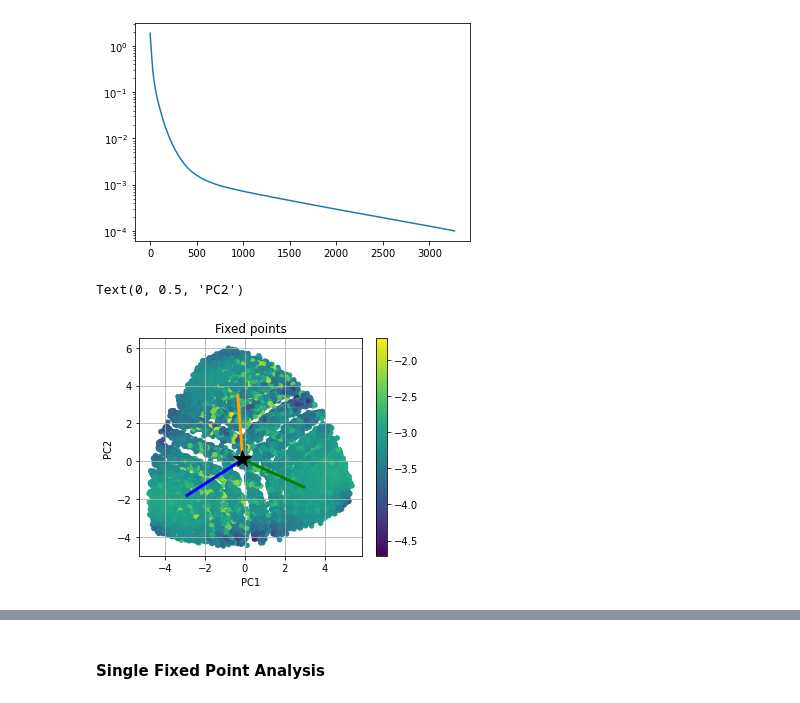
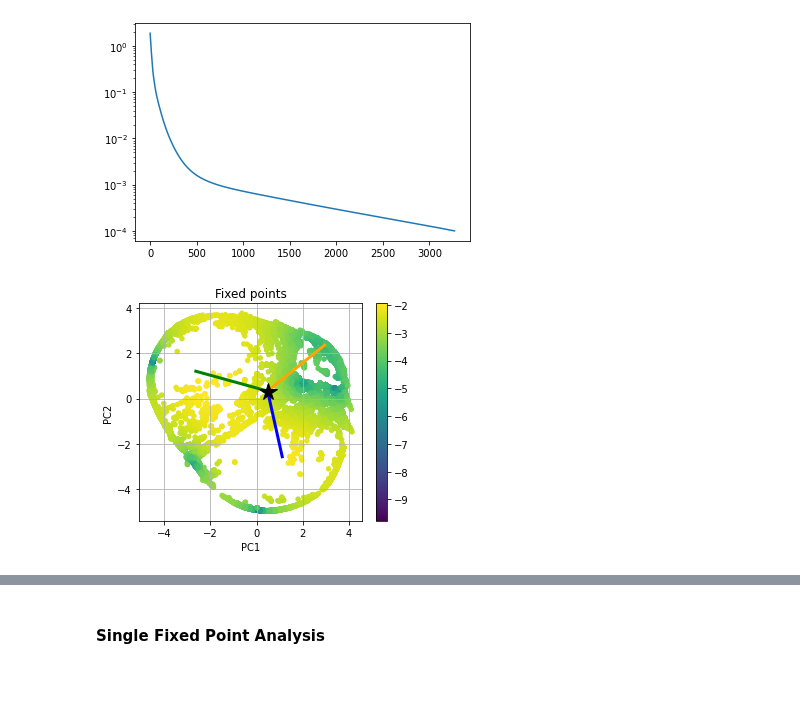
Before and after one commit to kaitken17/colab_based_projects, a Jupyter notebook: sythetic_analysis_multiclass.ipynb, the cells around one changed output, grey strips where cells are left out. Cells and saved outputs as stored; diff of their text form; code cells hidden in the pictures.

```diff
--- a/sythetic_analysis_multiclass.ipynb
+++ b/sythetic_analysis_multiclass.ipynb
@@ -1239,7 +1251,7 @@ def find_correlation_dimension(r_val_range, dist_sq, num_pts=100, show_plot=Fals
 cell = build_cell(rnn_specs)
 
 # Get RNN hidden states in response to a test batch.
-n_trials = 1600
+n_trials = 5000
 
 syn_data_test = generate_data(n_trials, toy_params, rnn_specs['output_size'])
 
@@ -1260,6 +1272,6 @@ Sythentic data generated in: 0.43 sec.
 Readout shape: (3, 128)
 # %%
-pc_dims = 5
+pc_dims = 3
 
 # Finds percentage of variance explained by top pc_dims of PCA
 pca_full = PCA(n_components=rnn_specs['hidden_size'])
@@ -1317,11 +1327,11 @@ state_colors = ['r', 'g', 'b', 'y', 'orange', 'm']
 for i in range(len(toy_params['sentiments'])):
   if len(states[i]) > 0:
     pca_states = pca.transform(np.vstack(states[i])).T
-    plt.plot(pca_states[pc1], pca_states[pc2], c = state_colors[i], marker='o', alpha=0.01, label=state_labels[i])
+    plt.plot(pca_states[pc1], pca_states[pc2], c = state_colors[i], marker='o', alpha=0.1, label=state_labels[i])
 
 # Plots readout direction
 pca_ro = pca.transform(readout)
-pca_zero = pca.transform(np.atleast_2d(np.zeros((128,)))).T
+pca_zero = pca.transform(np.atleast_2d(np.zeros((rnn_specs['hidden_size'],)))).T
 for i in range(len(readout)):
   # ro_dir = pca.transform(readout[i]).T #np.matmul(comp, readout[i])
   x_ro = [pca_zero[pc1], pca_ro[i][pc1]]
@@ -1339,8 +1349,10 @@ plt.plot(pca_h0[pc1], pca_h0[pc2], 'ks', label='Initial state')
 
 plt.xlabel('PC'+str(pc1+1))
 plt.ylabel('PC'+str(pc2+1))
-# plt.xlim(-5, 5)
-# plt.ylim(-5, 5)
+plot_coords = None
+if plot_coords != None:
+  plt.xlim(-plot_coords, plot_coords)
+  plt.ylim(-plot_coords, plot_coords)
 
 plt.legend()
 # %% [output]
@@ -1432,8 +1456,8 @@ NameError: ignored
 # %%
 word = None
 if word == None:
-  # word_tensor = jnp.zeros(rnn_specs['input_size'])
-  word_tensor = 1/4*jnp.ones(rnn_specs['input_size'])
+  word_tensor = jnp.zeros(rnn_specs['input_size'])
+  # word_tensor = 1/4*jnp.ones(rnn_specs['input_size'])
 else:
   word_tensor = wordToTensor(word, toy_params['words'])[0]
 
@@ -1443,7 +1467,7 @@ xstar = jnp.outer(pts_ones, jnp.asarray(word_tensor))
 
 fp_loss_fun = renn.build_fixed_point_loss(cell, rnn_params)
 fixed_points, loss_hist, fp_losses = renn.find_fixed_points(fp_loss_fun, pts, xstar, optimizers.adam(0.01),
-                                                            tolerance=5e-3, num_steps=10000)
+                                                            tolerance=1e-3, steps=range(10000))
 print('Done')
 # %% [output]
 Done
@@ -1460,38 +1484,40 @@ pc2 = 1
 
 plt.figure(figsize=(5, 4))
 pca_fps = pca.transform(np.vstack(fixed_points)).T
 plt.scatter(pca_fps[pc1], pca_fps[pc2], s=20, c=np.log10(fp_losses))
-# plt.xlim(-8, 8)
-# plt.ylim(-8, 8)
 plt.grid()
 
 plt.colorbar()
 
 # pca_word = 1*word_deflection('kinda0', cell, toy_params, rnn_params, rnn_specs, fixed_points[fp_idx], comp)
 # plt.plot([pca_h0[pc1], pca_word[pc1]], [pca_h0[pc2], pca_word[pc2]], color='k')
 # pca_word = 1*word_deflection('kinda1', cell, toy_params, rnn_params, rnn_specs, fixed_points[fp_idx], comp)
 # plt.plot([pca_h0[pc1], pca_word[pc1]], [pca_h0[pc2], pca_word[pc2]], color='r')
 # pca_word = 3*word_deflection('kinda01', cell, toy_params, rnn_params, rnn_specs, h0, comp)
 # plt.plot([pca_h0[pc1], pca_word[pc1]], [pca_h0[pc2], pca_word[pc2]], color='b')
 
 # Plots readout direction
 ro_colors = ['g', 'b', 'orange', 'm', 'r']
 pca_ro = pca.transform(readout)
-pca_zero = pca.transform(np.atleast_2d(np.zeros((128,)))).T
+pca_zero = pca.transform(np.atleast_2d(np.zeros((rnn_specs['hidden_size'],)))).T
 for i in range(len(readout)):
   x_ro = [pca_zero[pc1], pca_ro[i][pc1]]
   y_ro = [pca_zero[pc2], pca_ro[i][pc2]]
   plt.plot(x_ro, y_ro, ro_colors[i], linewidth = 3, label='RO'+str(i))
 
 pca_h0 = pca.transform(np.atleast_2d(h0)).T
 plt.plot(pca_h0[pc1], pca_h0[pc2], '*', color='k', ms=18)
 plt.title('Fixed points')
 
 plt.xlabel('PC'+str(pc1+1))
 plt.ylabel('PC'+str(pc2+1))
+
+plot_coords = None
+if plot_coords != None:
+  plt.xlim(-plot_coords, plot_coords)
+  plt.ylim(-plot_coords, plot_coords)
 # %% [output]
-Text(0, 0.5, 'PC2')
-[figure, old version]
+[figure, new version]
 # %%
 # triangulate in the underlying parametrization
 from matplotlib.tri import Triangulation
```
Also changed, not shown: parts of 19 cells of this notebook.
